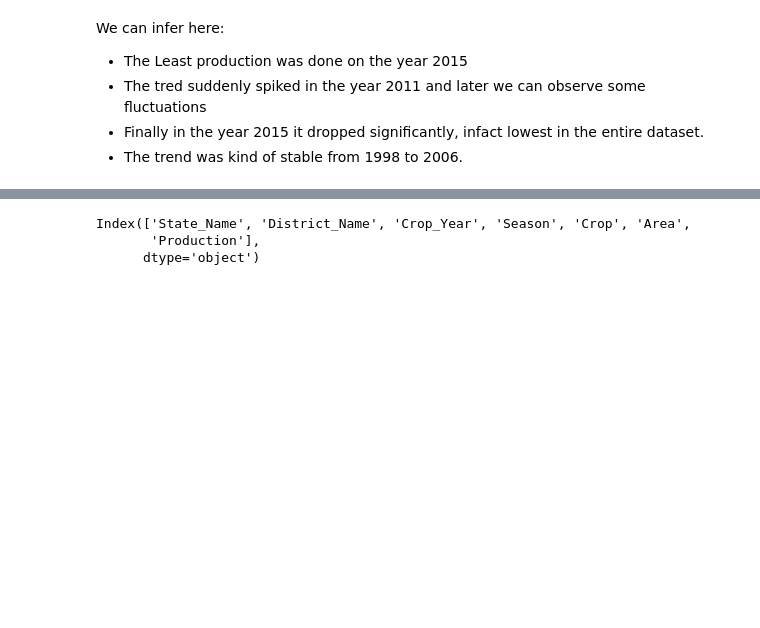
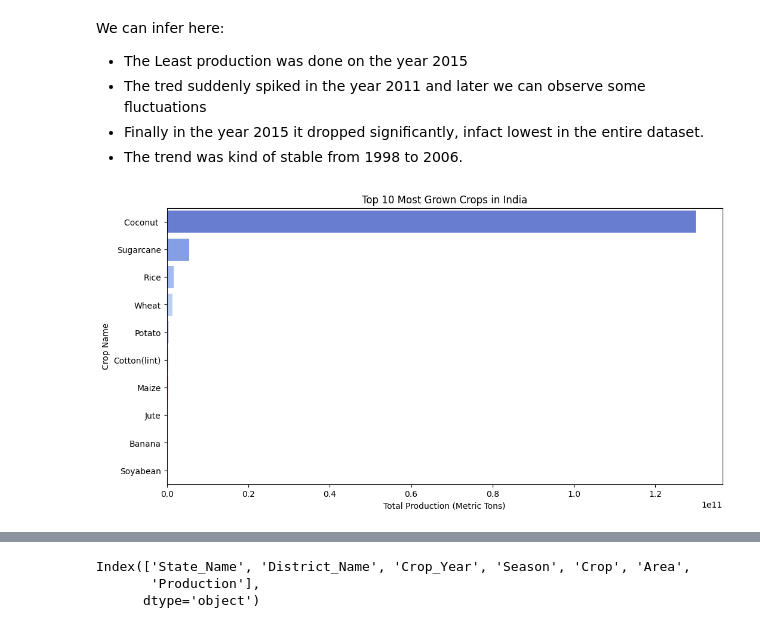
Before and after one commit to rizz045/Crop-Yield-Prediction-Using-ML, a Jupyter notebook: Crop_Yield_Prediction_In_India_Using_ML.ipynb, the cells around one changed output, grey strips where cells are left out. Drawn from its saved outputs; the diff is of its cells as text; code cells hidden in the pictures; blank space fills up the shorter version.

```diff
--- a/Crop_Yield_Prediction_In_India_Using_ML.ipynb
+++ b/Crop_Yield_Prediction_In_India_Using_ML.ipynb
@@ -182,3 +167,14 @@ We can infer here:
 * The tred suddenly spiked in the year 2011 and later we can observe some fluctuations
 * Finally in the year 2015 it dropped significantly, infact lowest in the entire dataset.
 * The trend was kind of stable from 1998 to 2006.
+# %%
+# Let's check the most grown crop during all the time frame
+crop_production = df.groupby("Crop")["Production"].sum().reset_index().sort_values(by="Production", ascending=False)
+plt.figure(figsize=(12, 6))
+sns.barplot(x="Production", y="Crop", data=crop_production.head(10), palette="coolwarm")
+plt.title("Top 10 Most Grown Crops in India")
+plt.xlabel("Total Production (Metric Tons)")
+plt.ylabel("Crop Name")
+plt.show()
+# %% [output]
+[figure, added]
```
Also changed, not shown: parts of 6 cells of this notebook.
